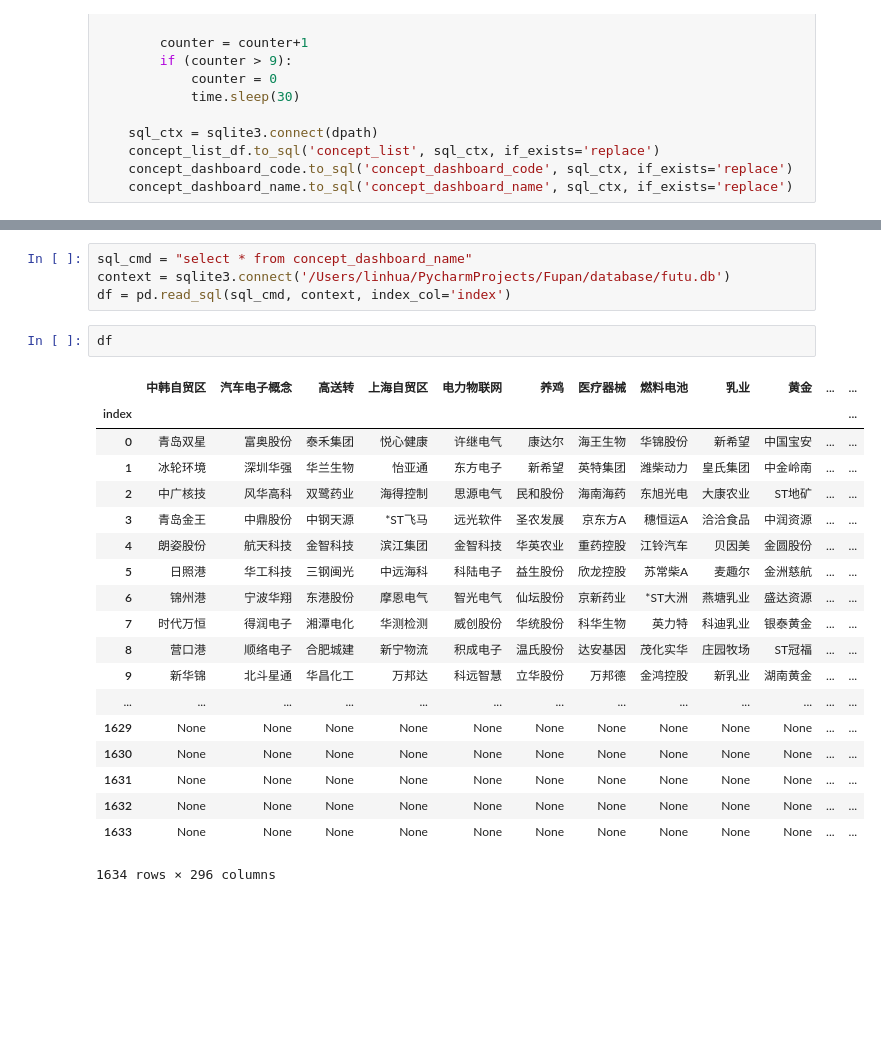
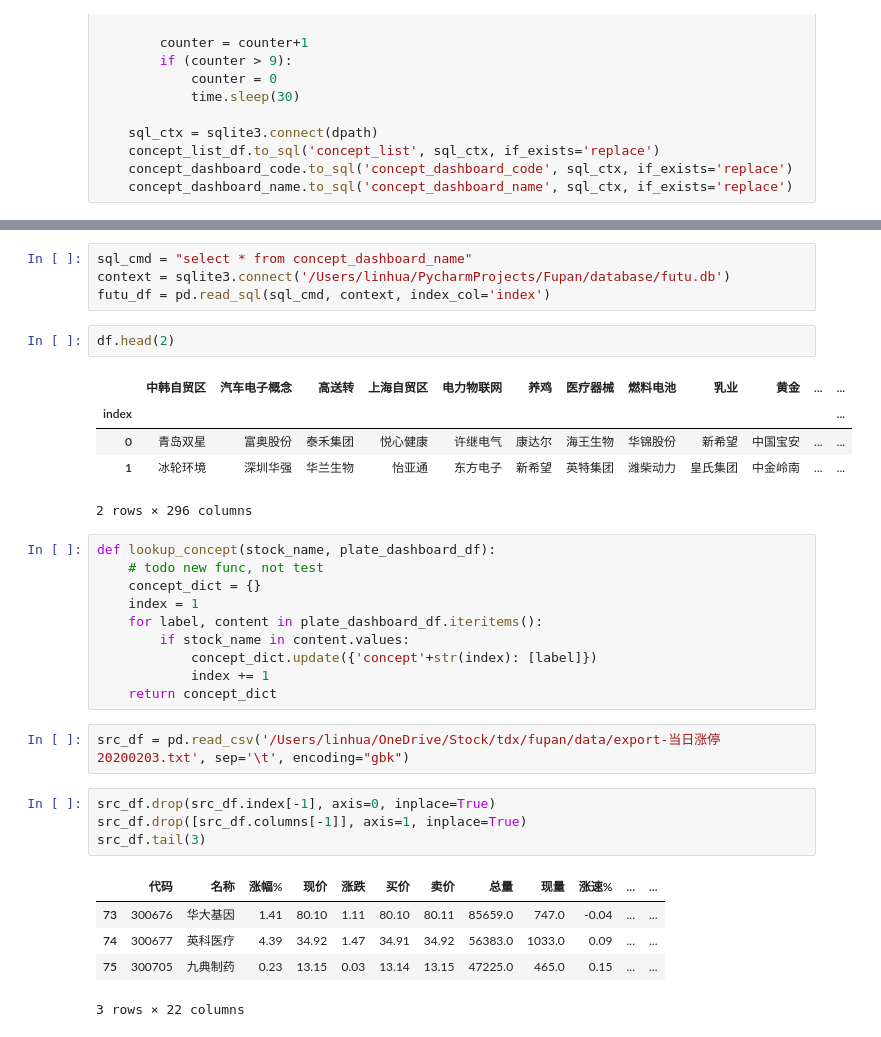
Before and after one commit to sjtulinhua/fupan, a Jupyter notebook: research/futu_concept_analysis.ipynb, the cells around one changed output, grey strips where cells are left out. Cells and saved outputs as stored; diff of their text form; blank space fills up the shorter version.

Commit message:
support futu database

```diff
--- a/research/futu_concept_analysis.ipynb
+++ b/research/futu_concept_analysis.ipynb
@@ -60,26 +71,34 @@ ctx.close()
 # %%
 sql_cmd = "select * from concept_dashboard_name"
 context = sqlite3.connect('/Users/linhua/PycharmProjects/Fupan/database/futu.db')
-df = pd.read_sql(sql_cmd, context, index_col='index')
+futu_df = pd.read_sql(sql_cmd, context, index_col='index')
 # %%
-df
+df.head(2)
 # %% [output]
 |  | 中韩自贸区 | 汽车电子概念 | 高送转 | 上海自贸区 | 电力物联网 | 养鸡 | 医疗器械 | 燃料电池 | 乳业 | 黄金 | ... | ... |
 | index |  |  |  |  |  |  |  |  |  |  |  | ... |
 | 0 | 青岛双星 | 富奥股份 | 泰禾集团 | 悦心健康 | 许继电气 | 康达尔 | 海王生物 | 华锦股份 | 新希望 | 中国宝安 | ... | ... |
 | 1 | 冰轮环境 | 深圳华强 | 华兰生物 | 怡亚通 | 东方电子 | 新希望 | 英特集团 | 潍柴动力 | 皇氏集团 | 中金岭南 | ... | ... |
-| 2 | 中广核技 | 风华高科 | 双鹭药业 | 海得控制 | 思源电气 | 民和股份 | 海南海药 | 东旭光电 | 大康农业 | ST地矿 | ... | ... |
-| 3 | 青岛金王 | 中鼎股份 | 中钢天源 | *ST飞马 | 远光软件 | 圣农发展 | 京东方A | 穗恒运A | 洽洽食品 | 中润资源 | ... | ... |
-| 4 | 朗姿股份 | 航天科技 | 金智科技 | 滨江集团 | 金智科技 | 华英农业 | 重药控股 | 江铃汽车 | 贝因美 | 金圆股份 | ... | ... |
-| 5 | 日照港 | 华工科技 | 三钢闽光 | 中远海科 | 科陆电子 | 益生股份 | 欣龙控股 | 苏常柴A | 麦趣尔 | 金洲慈航 | ... | ... |
-| 6 | 锦州港 | 宁波华翔 | 东港股份 | 摩恩电气 | 智光电气 | 仙坛股份 | 京新药业 | *ST大洲 | 燕塘乳业 | 盛达资源 | ... | ... |
-| 7 | 时代万恒 | 得润电子 | 湘潭电化 | 华测检测 | 威创股份 | 华统股份 | 科华生物 | 英力特 | 科迪乳业 | 银泰黄金 | ... | ... |
-| 8 | 营口港 | 顺络电子 | 合肥城建 | 新宁物流 | 积成电子 | 温氏股份 | 达安基因 | 茂化实华 | 庄园牧场 | ST冠福 | ... | ... |
-| 9 | 新华锦 | 北斗星通 | 华昌化工 | 万邦达 | 科远智慧 | 立华股份 | 万邦德 | 金鸿控股 | 新乳业 | 湖南黄金 | ... | ... |
-| ... | ... | ... | ... | ... | ... | ... | ... | ... | ... | ... | ... | ... |
-| 1629 | None | None | None | None | None | None | None | None | None | None | ... | ... |
-| 1630 | None | None | None | None | None | None | None | None | None | None | ... | ... |
-| 1631 | None | None | None | None | None | None | None | None | None | None | ... | ... |
-| 1632 | None | None | None | None | None | None | None | None | None | None | ... | ... |
-| 1633 | None | None | None | None | None | None | None | None | None | None | ... | ... |
-1634 rows × 296 columns
+2 rows × 296 columns
+# %%
+def lookup_concept(stock_name, plate_dashboard_df):
+    # todo new func, not test
+    concept_dict = {}
+    index = 1
+    for label, content in plate_dashboard_df.iteritems():
+        if stock_name in content.values:
+            concept_dict.update({'concept'+str(index): [label]})
+            index += 1
+    return concept_dict
+# %%
+src_df = pd.read_csv('/Users/linhua/OneDrive/Stock/tdx/fupan/data/export-当日涨停20200203.txt', sep='\t', encoding="gbk")
+# %%
+src_df.drop(src_df.index[-1], axis=0, inplace=True)
+src_df.drop([src_df.columns[-1]], axis=1, inplace=True)
+src_df.tail(3)
+# %% [output]
+|  | 代码 | 名称 | 涨幅% | 现价 | 涨跌 | 买价 | 卖价 | 总量 | 现量 | 涨速% | ... | ... |
+| 73 | 300676 | 华大基因 | 1.41 | 80.10 | 1.11 | 80.10 | 80.11 | 85659.0 | 747.0 | -0.04 | ... | ... |
+| 74 | 300677 | 英科医疗 | 4.39 | 34.92 | 1.47 | 34.91 | 34.92 | 56383.0 | 1033.0 | 0.09 | ... | ... |
+| 75 | 300705 | 九典制药 | 0.23 | 13.15 | 0.03 | 13.14 | 13.15 | 47225.0 | 465.0 | 0.15 | ... | ... |
+3 rows × 22 columns
```
Also changed, not shown: parts of 14 cells of this notebook, 3 other files.
